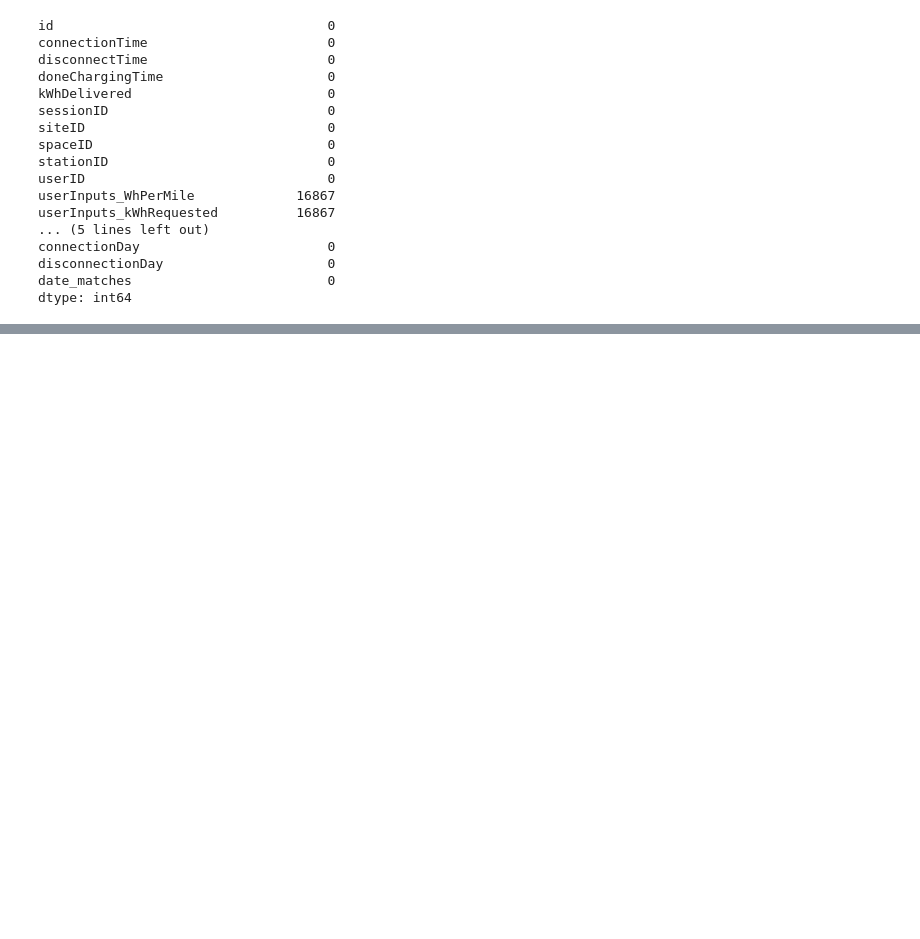
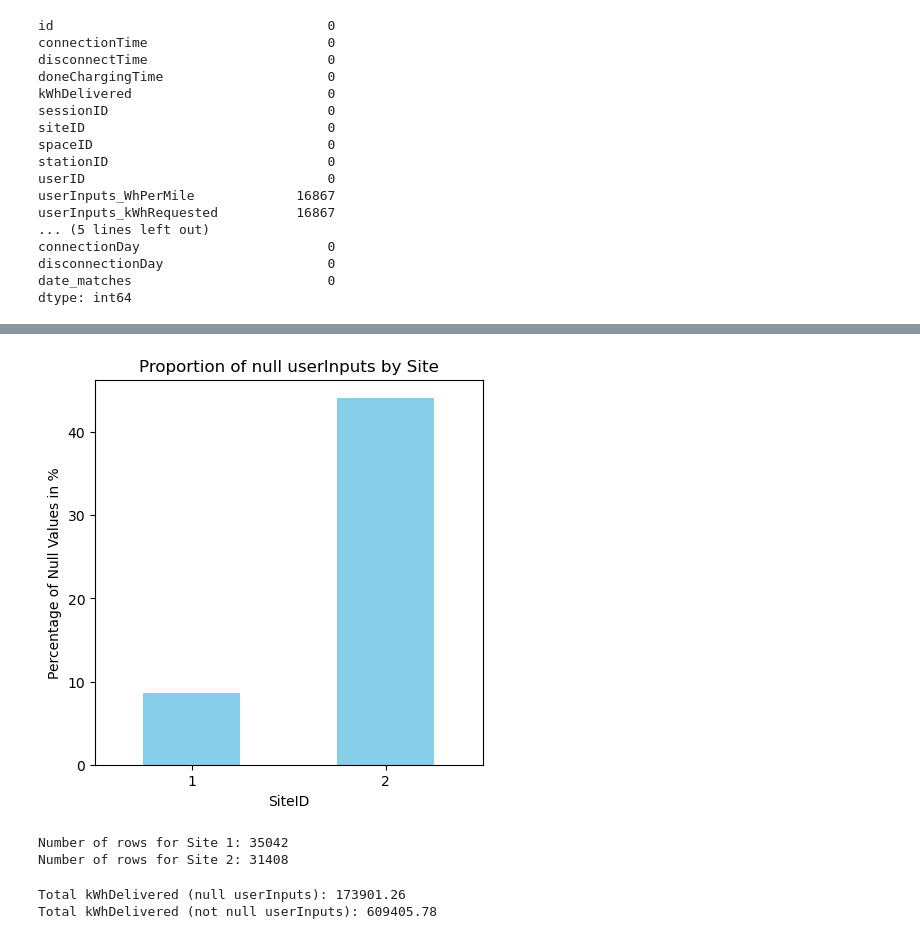
Before and after one commit to Vigro08/AA-Team-Assignment, a Jupyter notebook: AAMain.ipynb, the cells around one changed output, grey strips where cells are left out. Saved outputs shown, nothing was run; the diff lists cells and outputs as text; code cells hidden in the pictures; blank space fills up the shorter version.

Commit message:
add more observations about null userInput

```diff
--- a/AAMain.ipynb
+++ b/AAMain.ipynb
@@ -297,0 +305,24 @@ Main question here: How to proceed with userInputs?
+# %%
+null_proportion = charging.groupby('siteID')['userInputs_kWhRequested'].apply(lambda x: x.isnull().mean() * 100)
+
+# show visually how many percent of each site gave null values
+null_proportion.plot(kind='bar', color='skyblue', figsize=(5, 5))
+plt.title('Proportion of null userInputs by Site')
+plt.ylabel('Percentage of Null Values in %')
+plt.xlabel('SiteID')
+plt.xticks(rotation=0)
+plt.show()
+
+
+print(f"Number of rows for Site 1: {charging[charging['siteID'] == 1].shape[0]}")
+print(f"Number of rows for Site 2: {charging[charging['siteID'] == 2].shape[0]}")
+# %% [output]
+[figure, added]
+Number of rows for Site 1: 35042
+Number of rows for Site 2: 31408
+# %%
+print(f"Total kWhDelivered (null userInputs): {charging.loc[charging['userInputs_kWhRequested'].isnull(), 'kWhDelivered'].sum():.2f}")
+print(f"Total kWhDelivered (not null userInputs): {charging.loc[charging['userInputs_kWhRequested'].notnull(), 'kWhDelivered'].sum():.2f}")
+# %% [output]
+Total kWhDelivered (null userInputs): 173901.26
+Total kWhDelivered (not null userInputs): 609405.78
```
Also changed, not shown: parts of 4 cells of this notebook.
